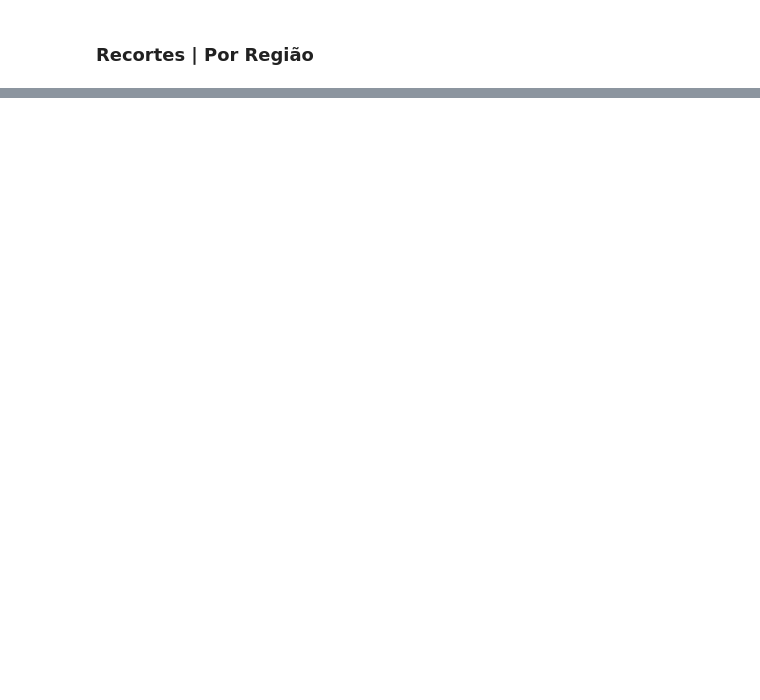
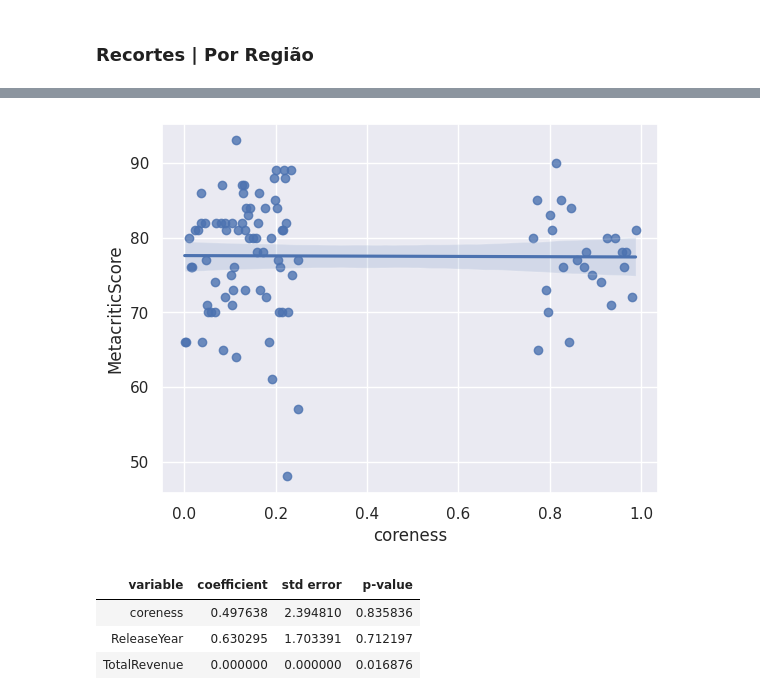
Before and after one commit to LidiaDomingos/RedeJogosSteam, a Jupyter notebook: Projeto.ipynb, the cells around one changed output, grey strips where cells are left out. Drawn from its saved outputs; the diff is of its cells as text; code cells hidden in the pictures; blank space fills up the shorter version.

```diff
--- a/Projeto.ipynb
+++ b/Projeto.ipynb
@@ -853,6 +855,10 @@ for idx , linha in df_nodes.iterrows():
 print(f"\n> Lista de Regiões : {list_regions}\n")
 print(f"\n> Países identificados como NaN : {list_NAN}\n")
 print(f"\n> Quantidade de NaN : {count_NAN}\n")
+
+# Adiciona coluna extra:
+df_nodes['Region'] = list_regions
+df_nodes.head(3)
 # %% [output]
 > Lista de Regiões : ['Europe', 'Asia', 'Asia', 'Asia', 'Europe', 'North_America', ['Asia', 'North_America'], 'North_America', ['North_America', 'Europe'], 'Europe', 'Asia', 'North_America', ['Asia'], ...
 
@@ -863,0 +876,22 @@ print(f"\n> Quantidade de NaN : {count_NAN}\n")
+# %%
+def filter_region(region, region_filter):
+
+    if isinstance(region, list):
+
+        for c in region:
+            if(c in region_filter):
+                return True
+
+    if(region == region_filter):
+            return True
+
+    return False
+
+# Seleciona apenas dados relevantes - North America
+df_nodes_NorthAmerica =df_nodes[df_nodes['Region'].apply(filter_region , region_filter = 'North_America') == True]
+
+# Seleciona apenas dados relevantes - North America
+df_nodes_Asia = df_nodes[df_nodes['Region'].apply(filter_region , region_filter = 'Asia') == True]
+
+# Seleciona apenas dados relevantes - North America
+df_nodes_Asia = df_nodes[df_nodes['Region'].apply(filter_region , region_filter = 'Asia') == True]
@@ -863,0 +909,6 @@ print(f"\n> Quantidade de NaN : {count_NAN}\n")
+# %%
+# ------------ North America ------------
+
+sns.regplot(x=df_nodes_NorthAmerica['coreness'], y=df_nodes_NorthAmerica['MetacriticScore']);
+# %% [output]
+[figure, added]
@@ -863,0 +917,7 @@ print(f"\n> Quantidade de NaN : {count_NAN}\n")
+# %%
+result_NorthAmerica.micro_summary()
+# %% [output]
+| variable | coefficient | std error | p-value |
+| coreness | 0.497638 | 2.394810 | 0.835836 |
+| ReleaseYear | 0.630295 | 1.703391 | 0.712197 |
+| TotalRevenue | 0.000000 | 0.000000 | 0.016876 |
```
Also changed, not shown: parts of 23 cells of this notebook.
